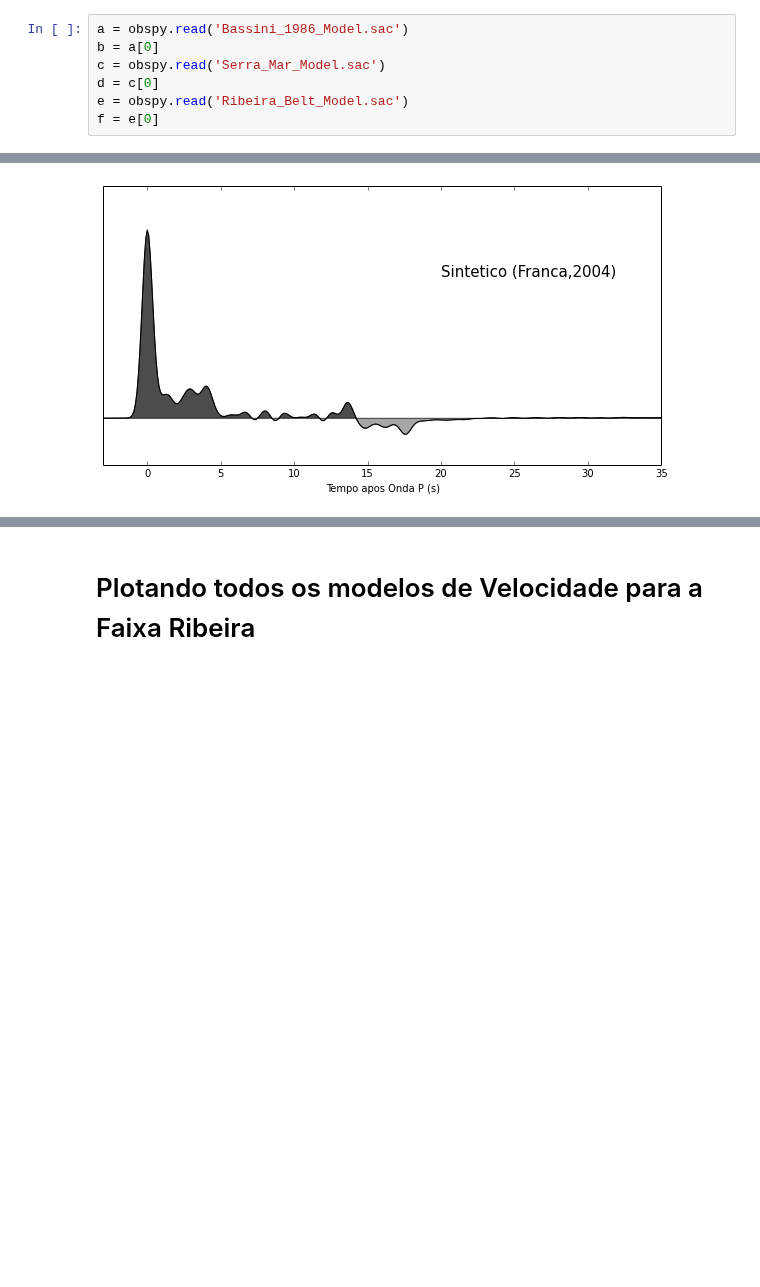
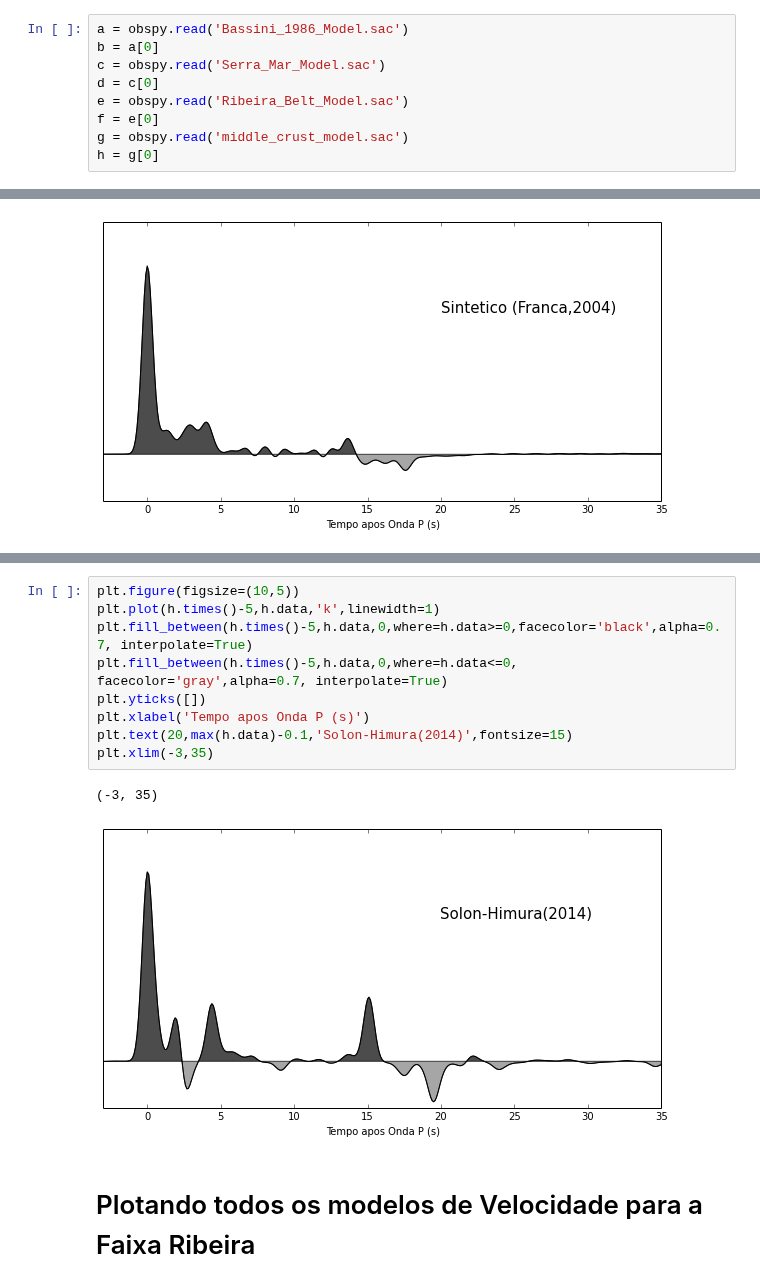
Before and after one commit to dIOGOLOC/projeto_mestrado, a Jupyter notebook: modelagem.ipynb, the cells around one changed output, grey strips where cells are left out. Drawn from its saved outputs; the diff is of its cells as text; blank space fills up the shorter version.

```diff
--- a/modelagem.ipynb
+++ b/modelagem.ipynb
@@ -26,6 +26,8 @@ c = obspy.read('Serra_Mar_Model.sac')
 d = c[0]
 e = obspy.read('Ribeira_Belt_Model.sac')
 f = e[0]
+g = obspy.read('middle_crust_model.sac')
+h = g[0]
 # %% [markdown]
 <h1>Plotando os modelos de Velocidade de Bassini(1986)</h1>
 # %%
@@ -136,3 +149,15 @@ print(max(f.data))
+# %%
+plt.figure(figsize=(10,5))
+plt.plot(h.times()-5,h.data,'k',linewidth=1)
+plt.fill_between(h.times()-5,h.data,0,where=h.data>=0,facecolor='black',alpha=0.7, interpolate=True)
+plt.fill_between(h.times()-5,h.data,0,where=h.data<=0, facecolor='gray',alpha=0.7, interpolate=True)
+plt.yticks([])
+plt.xlabel('Tempo apos Onda P (s)')
+plt.text(20,max(h.data)-0.1,'Solon-Himura(2014)',fontsize=15)
+plt.xlim(-3,35)
+# %% [output]
+(-3, 35)
+[figure, added]
 # %% [markdown]
 <h1>Plotando todos os modelos de Velocidade para a Faixa Ribeira</h1>
 # %%
```
Also changed, not shown: parts of 8 cells of this notebook.
